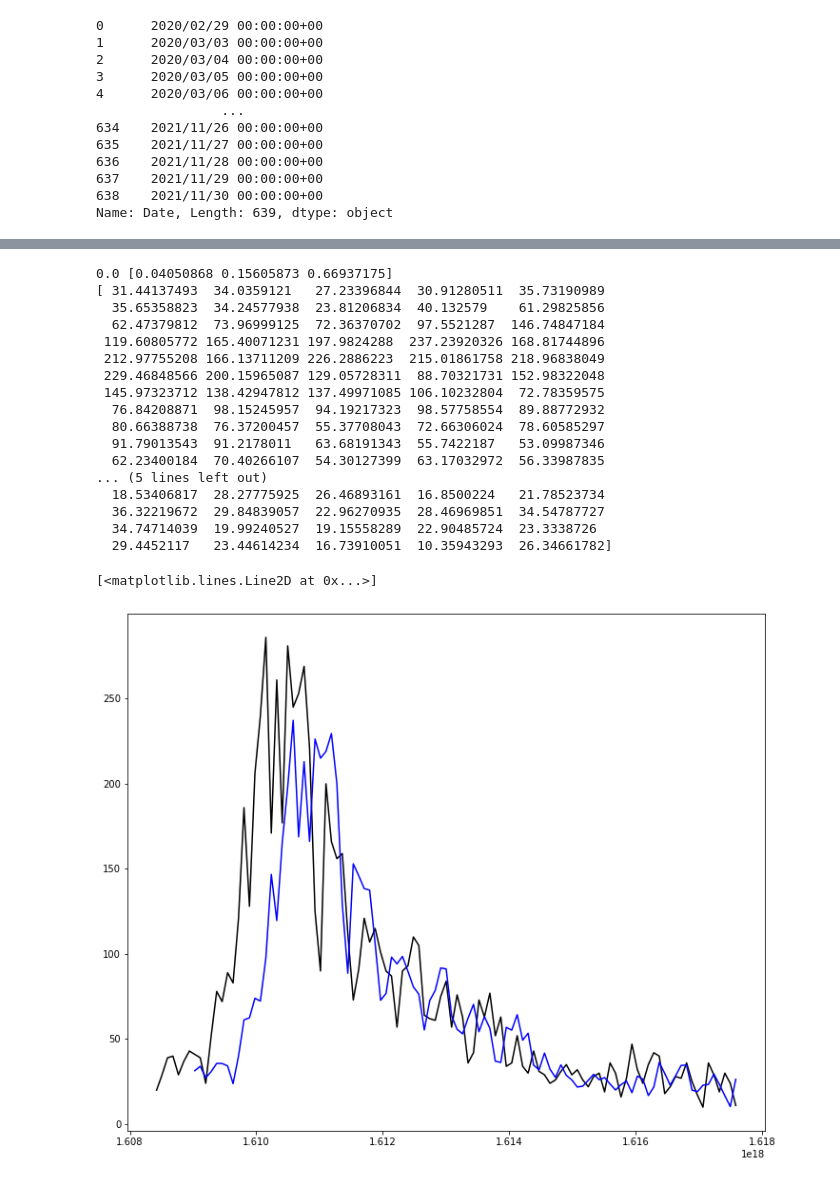
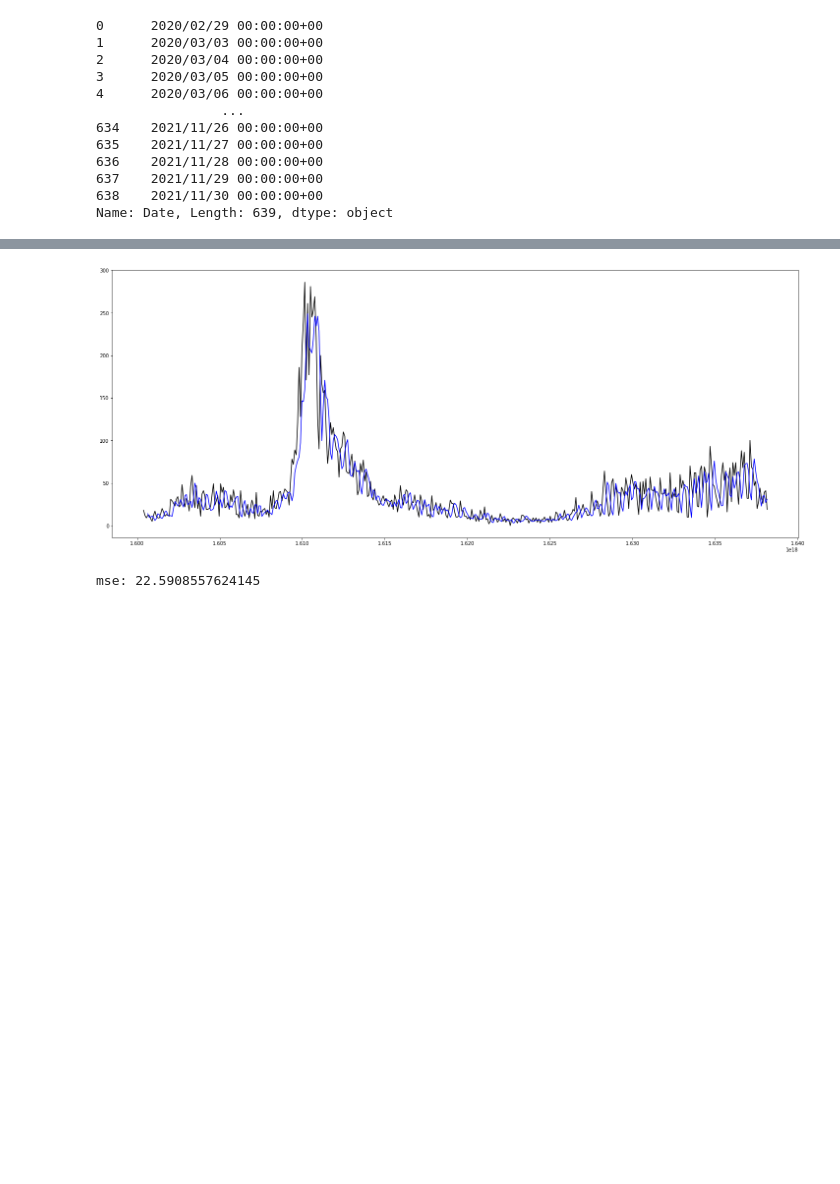
Before and after one commit to Vindhya07/ML_Covid_TimeSeries, a Jupyter notebook: Covid_timeseries.ipynb, the cells around one changed output, grey strips where cells are left out. Drawn from its saved outputs; the diff is of its cells as text; code cells hidden in the pictures; blank space fills up the shorter version.

```diff
--- a/Covid_timeseries.ipynb
+++ b/Covid_timeseries.ipynb
@@ -159,47 +125,37 @@ Int64Index([1615248000000000000], dtype='int64')
 # %%
 stride = 1
-lag = 3
-dd = 1
-q = 4
-XX = ss[0:ss.size - q - lag * dd:stride]
-# print(XX)
+lag = 2 #determines the feature vector size
+dd = 1 #number of samples in a day
+q = 1
+XX = og_ss[0:og_ss.size - q - lag * dd:stride]
 for i in range(1,lag):
-  X = ss[i*dd:ss.size - q - (lag-i)*dd:stride]
-  XX=np.column_stack((XX,X))
-# print(XX)
-yy = y[lag*dd+q::stride]
-# print(yy)
+  X = og_ss[i*dd:og_ss.size - q - (lag-i)*dd:stride]
+  XX = np.column_stack((XX,X))
+  # print(XX.size) #will be size = lag * X_size
+yy = og_ss[lag*dd+q::stride] #size of XX before column stacking
+# print("SS:",ss.size)
+# print("yy:",yy.size)
 tt = t_full[lag*dd+q::stride]
-# print(tt)
+  # print(tt.size)
 from sklearn.model_selection import train_test_split
 train, test = train_test_split(np.arange(0,yy.size),test_size=0.2)
 
 from sklearn.linear_model import Ridge
-model = Ridge(fit_intercept=False, alpha=1).fit(XX[train], yy[train])
-print(model.intercept_, model.coef_)
+from sklearn.linear_model import Lasso
+model = Lasso(fit_intercept=False, alpha=0).fit(XX[train], yy[train])
+  # print(model.intercept_, model.coef_)
 
 y_pred = model.predict(XX)
-print(y_pred)
-plt.rcParams["figure.figsize"] = 12,10
-plt.plot(t_full, ss, color='black')
+
+plt.rcParams["figure.figsize"] = (25,10)
+plt.plot(t_full, og_ss, color='black')
 plt.plot(tt, y_pred, color='blue')
+plt.show()
+
+from sklearn.metrics import mean_squared_error
+mse = mean_squared_error(yy, y_pred)
+rmse = math.sqrt(mse)
+print("mse:", rmse)
 # %% [output]
+[figure, new version]
-0.0 [0.04050868 0.15605873 0.66937175]
-[ 31.44137493  34.0359121   27.23396844  30.91280511  35.73190989
-  35.65358823  34.24577938  23.81206834  40.132579    61.29825856
-  62.47379812  73.96999125  72.36370702  97.5521287  146.74847184
- 119.60805772 165.40071231 197.9824288  237.23920326 168.81744896
- 212.97755208 166.13711209 226.2886223  215.01861758 218.96838049
- 229.46848566 200.15965087 129.05728311  88.70321731 152.98322048
- 145.97323712 138.42947812 137.49971085 106.10232804  72.78359575
-  76.84208871  98.15245957  94.19217323  98.57758554  89.88772932
-  80.66388738  76.37200457  55.37708043  72.66306024  78.60585297
-  91.79013543  91.2178011   63.68191343  55.7422187   53.09987346
-  62.23400184  70.40266107  54.30127399  63.17032972  56.33987835
-... (5 lines left out)
-  18.53406817  28.27775925  26.46893161  16.8500224   21.78523734
-  36.32219672  29.84839057  22.96270935  28.46969851  34.54787727
-  34.74714039  19.99240527  19.15558289  22.90485724  23.3338726
-  29.4452117   23.44614234  16.73910051  10.35943293  26.34661782]
+mse: 22.5908557624145
-[<matplotlib.lines.Line2D at 0x...>]
-[figure, old version]
```
Also changed, not shown: parts of 17 cells of this notebook, 1 other file.
